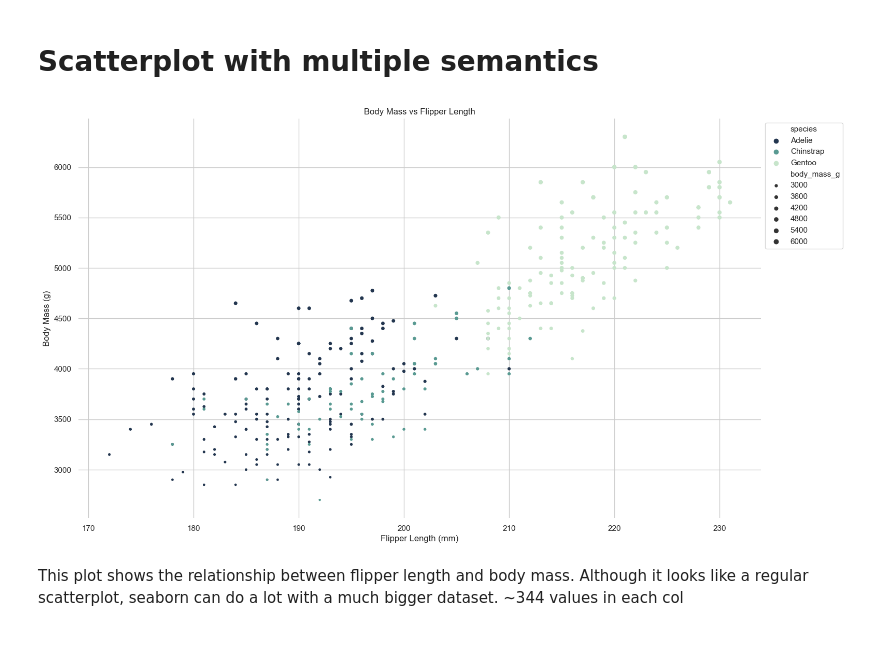
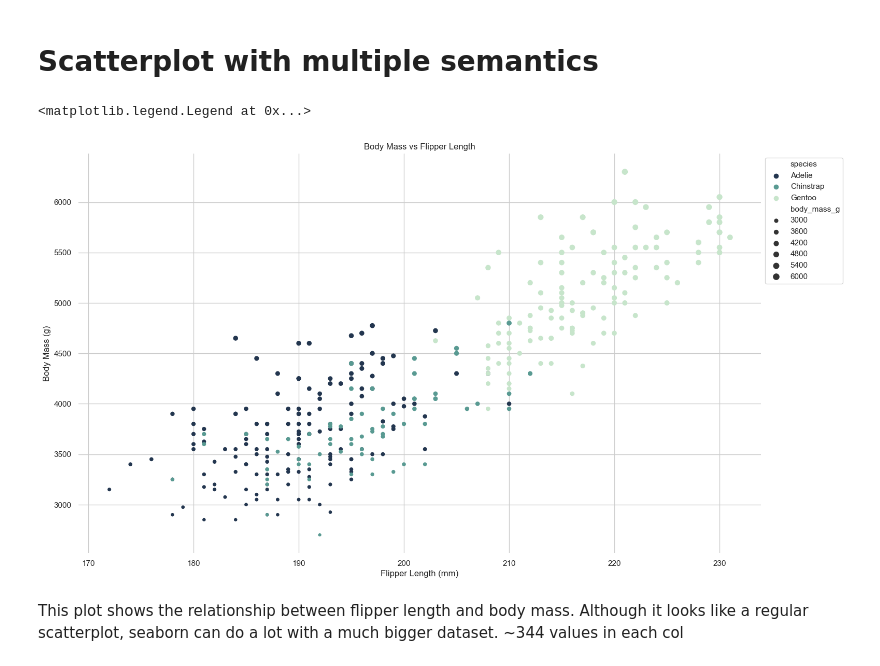
Before and after one commit to saingersoll/squirrel-gurlz, a Jupyter notebook: nbs/diana.ipynb, the cells around one changed output. Drawn from its saved outputs; the diff is of its cells as text; code cells hidden in the pictures.

```diff
--- a/nbs/diana.ipynb
+++ b/nbs/diana.ipynb
@@ -4,36 +4,37 @@
 import seaborn as sns
 import matplotlib.pyplot as plt
 sns.set_theme(style="whitegrid")
 
 # Load the penguins dataset
 penguins = sns.load_dataset("penguins")
 
 # Draw a scatter plot while assigning point colors and sizes to different
 # variables in the dataset
 f, ax = plt.subplots(figsize=(17, 10))
 sns.despine(f, left=True, bottom=True) #removes the frame from the plot
 species_ranking = ["Adelie", "Chinstrap", "Gentoo"]
 sns.scatterplot(x="flipper_length_mm", y="body_mass_g",
                 hue="species",  #order it by species
                 size='body_mass_g', #size of the points determined by body mass
                 palette="ch:r=-.4,d=.2_r",
                 hue_order=species_ranking, #specifies the order in the legend
-                sizes=(10, 40), #min and max size of the points
+                sizes=(20, 70), #min and max size of the points
                 linewidth=0, #removes the border around the points
                 data=penguins,
                 ax=ax)
 
 # Set axis labels using Seaborn
 plt.ylabel("Body Mass (g)")
 plt.xlabel("Flipper Length (mm)")
 plt.title("Body Mass vs Flipper Length")
 plt.legend(
     loc="upper left", bbox_to_anchor=(1, 1),
 )
 
-plt.savefig("bodymass_flippers")
+#plt.savefig("bodymass_flippers")
 # %% [output]
+<matplotlib.legend.Legend at 0x...>
-[figure, old version]
+[figure, new version]
 # %% [markdown]
 This plot shows the relationship between flipper length and body mass. Although it looks like a regular scatterplot, seaborn can do a lot with a much bigger dataset. ~344 values in each col
 # %% [markdown]
```
Also changed, not shown: parts of 3 cells of this notebook.
